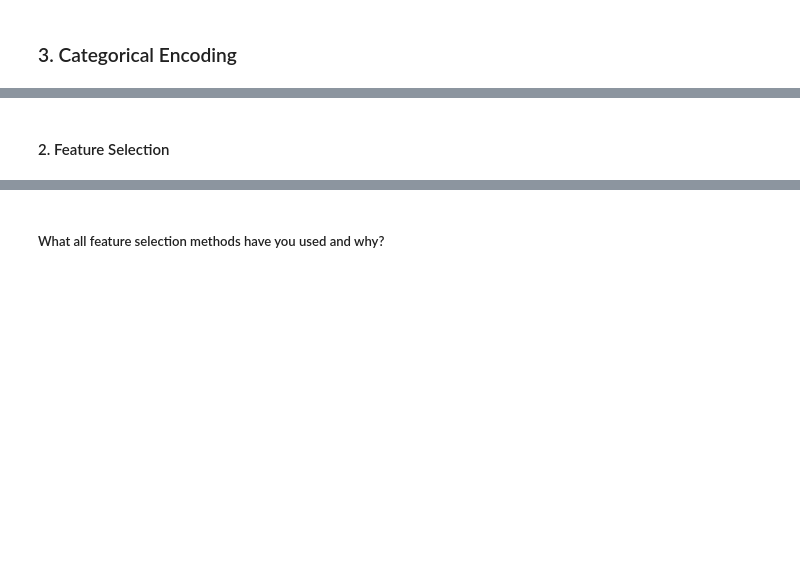
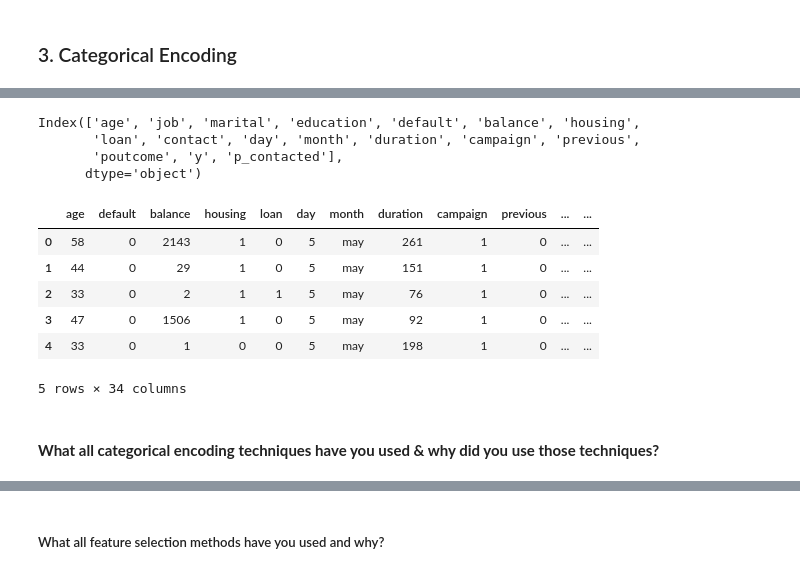
Before and after one commit to saumyadash9/Saumya-Dash-Bank-Marketing-Effectiveness-Prediction, a Jupyter notebook: Saumya_Dash_Bank_Marketing_Effectiveness_Prediction.ipynb, the cells around one changed output, grey strips where cells are left out. Drawn from its saved outputs; the diff is of its cells as text; code cells hidden in the pictures; blank space fills up the shorter version.

```diff
--- a/Saumya_Dash_Bank_Marketing_Effectiveness_Prediction.ipynb
+++ b/Saumya_Dash_Bank_Marketing_Effectiveness_Prediction.ipynb
@@ -1059,2 +1047,0 @@ Answer Here.
-# %% [markdown]
-#### 2. Feature Selection
@@ -1062,0 +1048,26 @@ Answer Here.
+# %%
+# Encode your categorical columns
+#One hot encoding for converting the binary categorical variables.
+df[['default','housing','loan','y']]=df[['default','housing','loan','y']].replace(["yes","no"],["1","0"])
+# %%
+#checking the columns of the data
+df.columns
+# %% [output]
+Index(['age', 'job', 'marital', 'education', 'default', 'balance', 'housing',
+       'loan', 'contact', 'day', 'month', 'duration', 'campaign', 'previous',
+       'poutcome', 'y', 'p_contacted'],
+      dtype='object')
+# %%
+# one hot encoding in features like 'marital', 'education', 'poutcome', 'contact.
+df = pd.get_dummies(df,columns=['job', 'marital', 'education', 'contact', 'poutcome'])
+df.head()
+# %% [output]
+|  | age | default | balance | housing | loan | day | month | duration | campaign | previous | ... | ... |
+| 0 | 58 | 0 | 2143 | 1 | 0 | 5 | may | 261 | 1 | 0 | ... | ... |
+| 1 | 44 | 0 | 29 | 1 | 0 | 5 | may | 151 | 1 | 0 | ... | ... |
+| 2 | 33 | 0 | 2 | 1 | 1 | 5 | may | 76 | 1 | 0 | ... | ... |
+| 3 | 47 | 0 | 1506 | 1 | 0 | 5 | may | 92 | 1 | 0 | ... | ... |
+| 4 | 33 | 0 | 1 | 0 | 0 | 5 | may | 198 | 1 | 0 | ... | ... |
+5 rows × 34 columns
+# %% [markdown]
+#### **What all categorical encoding techniques have you used & why did you use those techniques?**
```
Also changed, not shown: parts of 65 cells of this notebook.
